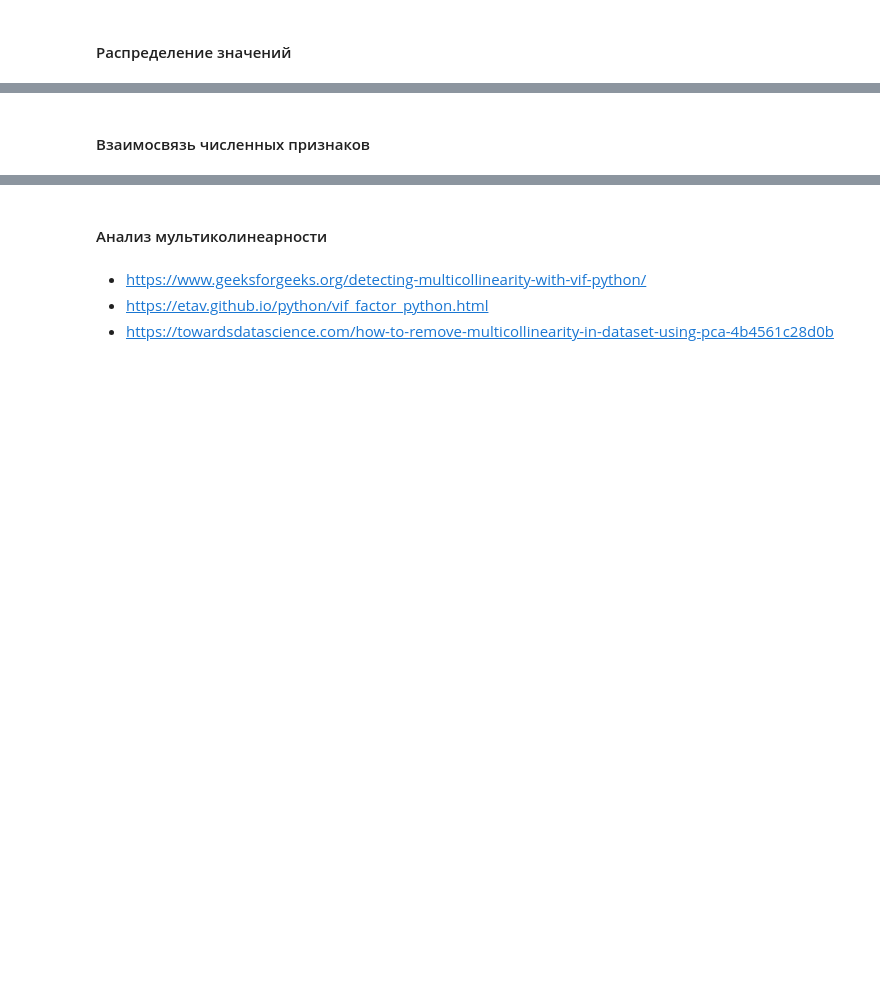
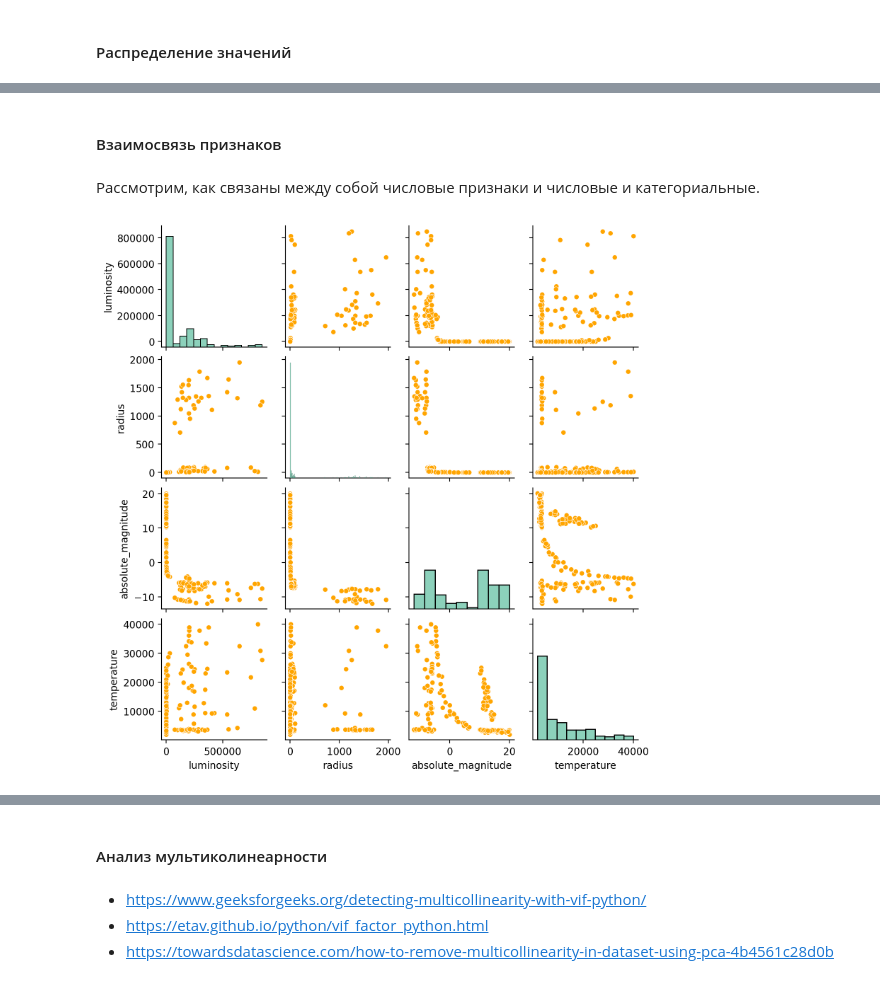
Before and after one commit to dimdasci/yp14-torch-nn-refression, a Jupyter notebook: notebooks/yp14-star-temperature-prediction.ipynb, the cells around one changed output, grey strips where cells are left out. Drawn from its saved outputs; the diff is of its cells as text; code cells hidden in the pictures; blank space fills up the shorter version.

```diff
--- a/notebooks/yp14-star-temperature-prediction.ipynb
+++ b/notebooks/yp14-star-temperature-prediction.ipynb
@@ -420,2 +468,15 @@ plt.show()
 # %% [markdown]
-#### Взаимосвязь численных признаков
+#### Взаимосвязь признаков
+# %% [markdown]
+Рассмотрим, как связаны между собой числовые признаки и числовые и категориальные.
+# %%
+with sns.color_palette("Set2"):
+    sns.pairplot(df[numerical_columns + target_column],
+                 height=2,
+                 plot_kws={
+                     "s": 25,
+                     "color": "orange"
+                 })
+plt.show()
+# %% [output]
+[figure, added]
```
Also changed, not shown: parts of 21 cells of this notebook.
